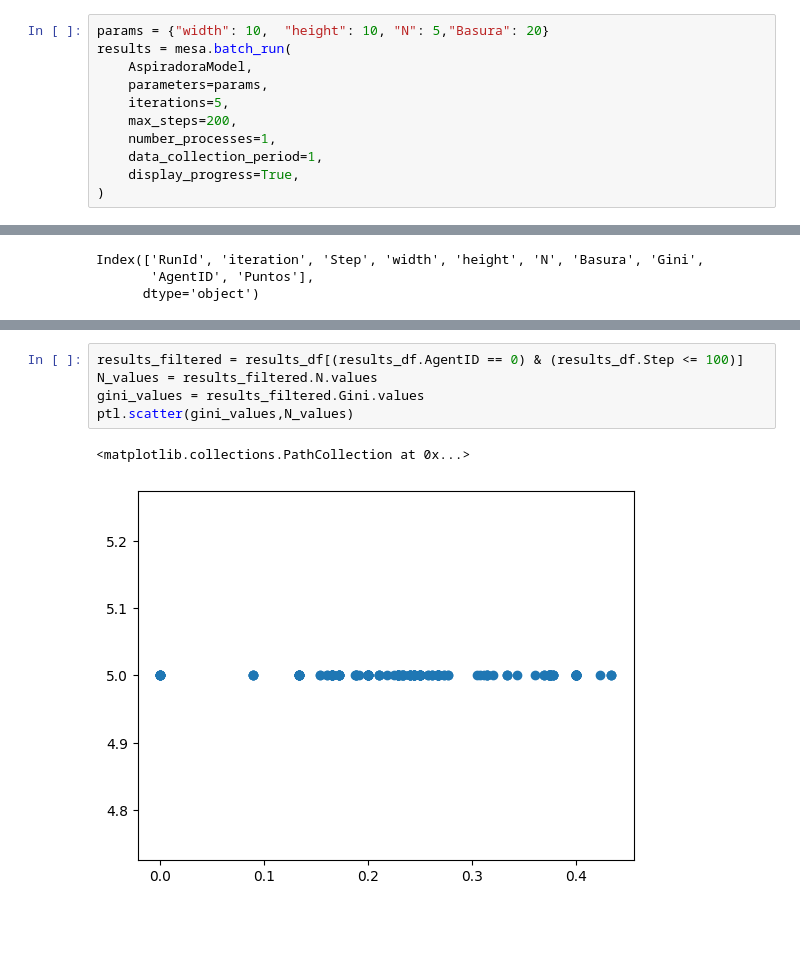
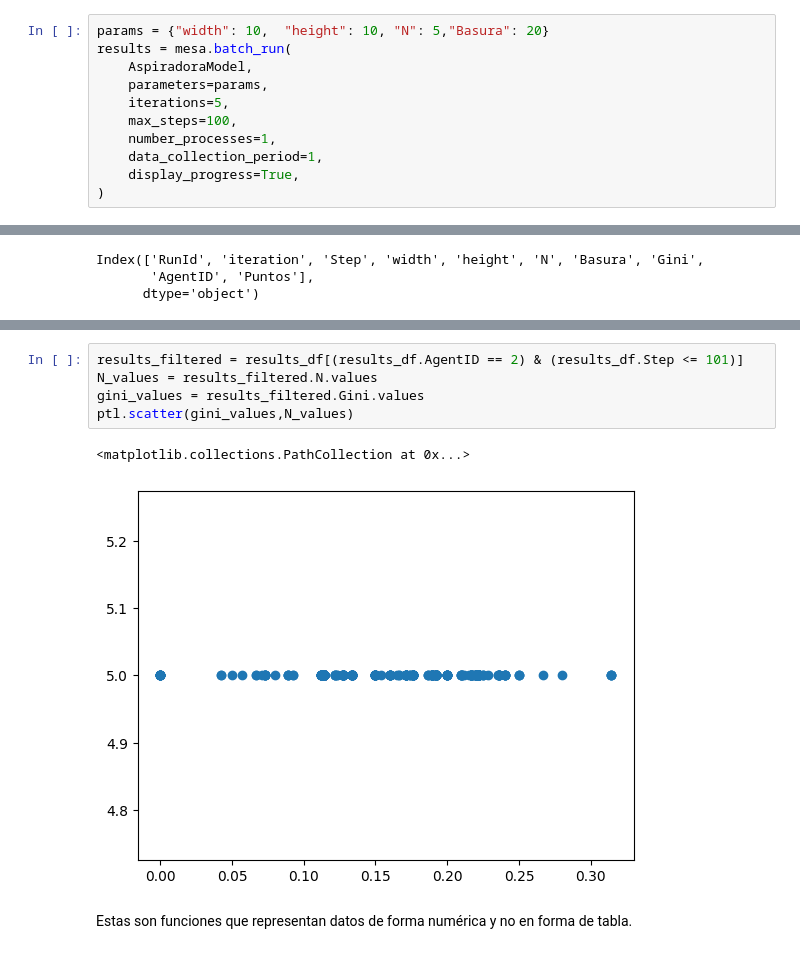
Before and after one commit to alemarsa-exe/M1-Actividad, a Jupyter notebook: M1.Graficas.ipynb, the cells around one changed output, grey strips where cells are left out. Cells and saved outputs as stored; diff of their text form; blank space fills up the shorter version.

```diff
--- a/M1.Graficas.ipynb
+++ b/M1.Graficas.ipynb
@@ -131,7 +135,7 @@ results = mesa.batch_run(
     AspiradoraModel,
     parameters=params,
     iterations=5,
-    max_steps=200,
+    max_steps=100,
     number_processes=1,
     data_collection_period=1,
     display_progress=True,
@@ -158,11 +162,13 @@ results_df.plot(x='Step', y='Puntos', style='.')
 # %%
-results_filtered = results_df[(results_df.AgentID == 0) & (results_df.Step <= 100)]
+results_filtered = results_df[(results_df.AgentID == 2) & (results_df.Step <= 101)]
 N_values = results_filtered.N.values
 gini_values = results_filtered.Gini.values
 ptl.scatter(gini_values,N_values)
 # %% [output]
 <matplotlib.collections.PathCollection at 0x...>
-[figure, old version]
+[figure, new version]
+# %% [markdown]
+Estas son funciones que representan datos de forma numérica y no en forma de tabla.
 # %%
 # First, we filter the results
 one_episode_wealth = results_df#[(results_df.N == 10) & (results_df.iteration == 2)]
```
Also changed, not shown: parts of 9 cells of this notebook.
